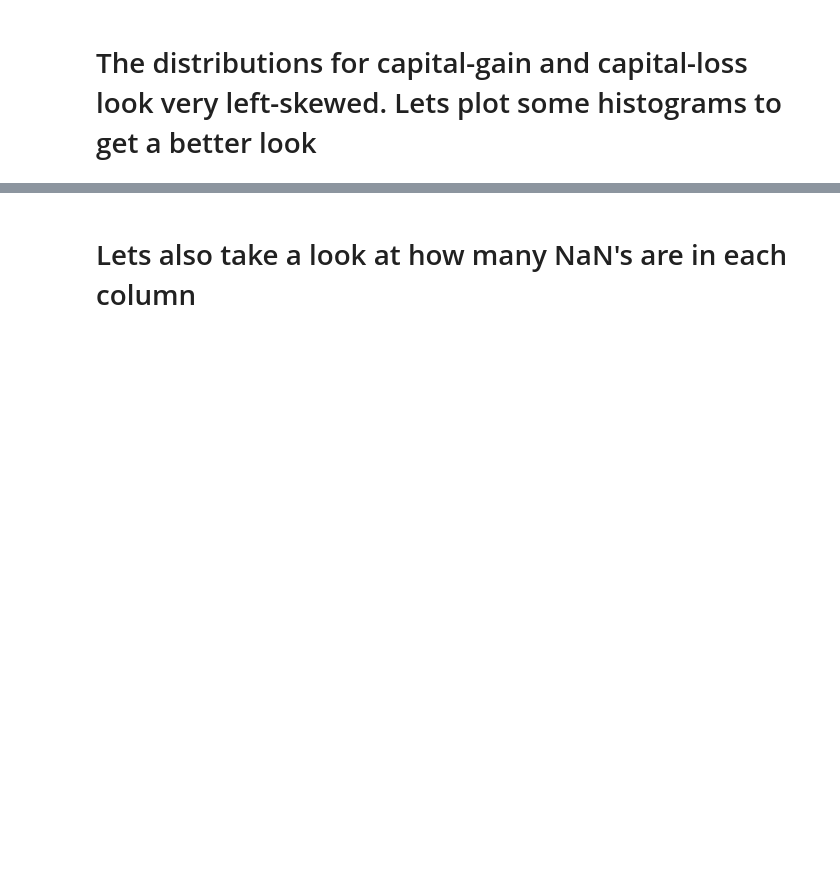
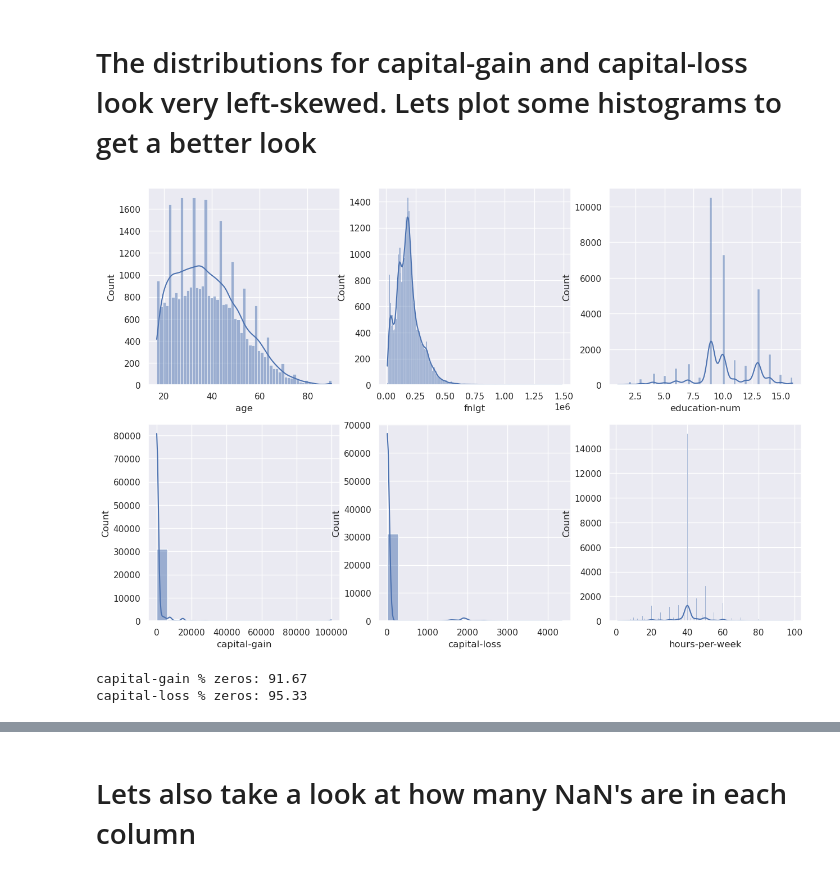
Before and after one commit to culv/udacity-ml-api, a Jupyter notebook: data/EDA.ipynb, the cells around one changed output, grey strips where cells are left out. Drawn from its saved outputs; the diff is of its cells as text; code cells hidden in the pictures; blank space fills up the shorter version.

Commit message:
Add histograms for numerical features

```diff
--- a/data/EDA.ipynb
+++ b/data/EDA.ipynb
@@ -143,4 +143,27 @@ df[num_columns].describe()
 # %% [markdown]
 # The distributions for capital-gain and capital-loss look very left-skewed. Lets plot some histograms to get a better look
 # %%
-# TODO
+import matplotlib.pyplot as plt
+import numpy as np
+import seaborn as sns
+
+sns.set(style="darkgrid")
+
+# Make a grid of histograms
+R = 2
+C = 3
+fig, axs = plt.subplots(R, C, figsize=(15, 10))
+
+for i, col in enumerate(num_columns):
+    r = i // C
+    c = i % C
+    sns.histplot(data=df[col].to_frame(), x=col, kde=True, ax=axs[r, c])
+# %% [output]
+[figure, added]
+# %%
+for col in ["capital-gain", "capital-loss"]:
+    zeros_pct = len(df[df[col] == 0]) / len(df)
+    print(f"{col} % zeros: {100*zeros_pct:.2f}")
+# %% [output]
+capital-gain % zeros: 91.67
+capital-loss % zeros: 95.33
```
Also changed, not shown: parts of 1 cell of this notebook, 1 other file.
